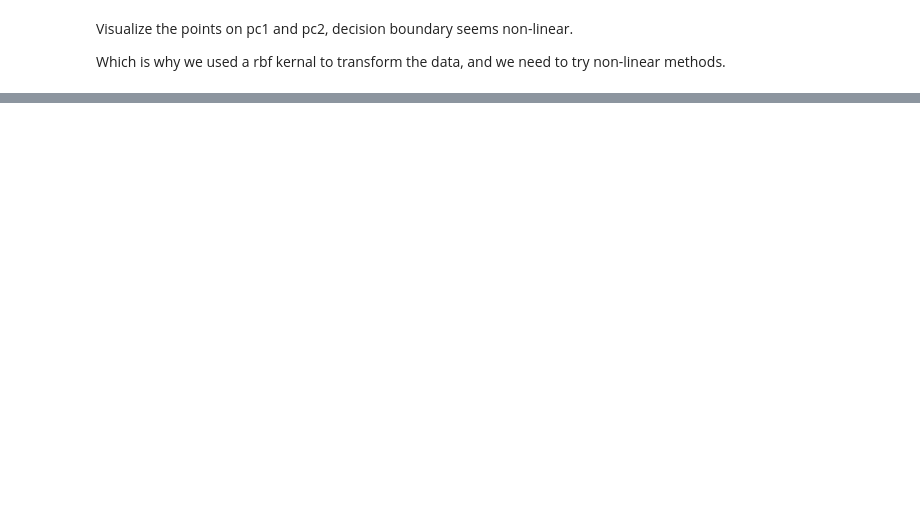
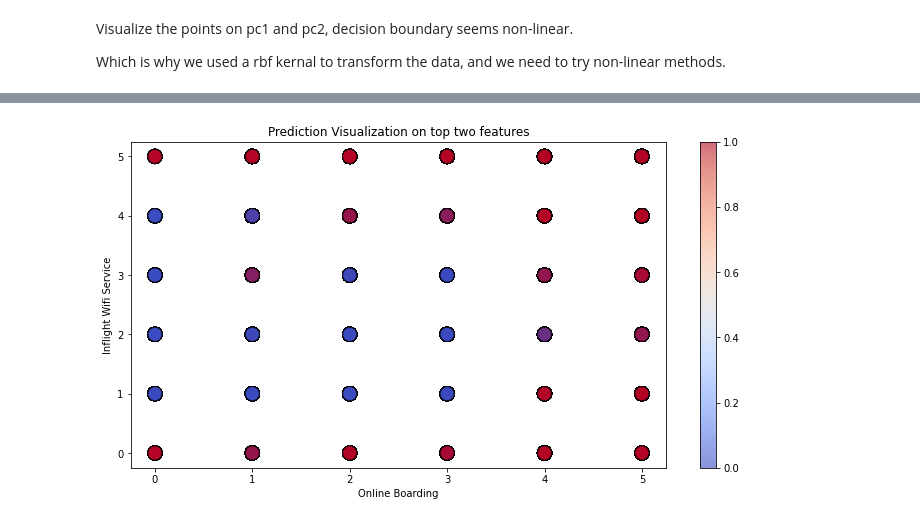
Before and after one commit to Peta0228/Airline-Satisfaction-Prediction, a Jupyter notebook: main.ipynb, the cells around one changed output, grey strips where cells are left out. Cells and saved outputs as stored; diff of their text form; code cells hidden in the pictures; blank space fills up the shorter version.

```diff
--- a/main.ipynb
+++ b/main.ipynb
@@ -151,0 +263,16 @@ plt.show()
+# %%
+top_two_features = indices_rf[:2]
+
+X_feature_0 = train_x.iloc[:, top_two_features[0]]
+X_feature_1 = train_x.iloc[:, top_two_features[1]]
+pred = best_rf_model.predict(train_x)
+
+plt.figure(figsize=(12, 6))
+plt.scatter(X_feature_0, X_feature_1, c=pred, cmap=plt.cm.coolwarm, alpha=0.6, s=200, edgecolor='k')
+plt.title('Prediction Visualization on top two features')
+plt.xlabel('Online Boarding')
+plt.ylabel('Inflight Wifi Service')
+plt.colorbar()
+plt.show()
+# %% [output]
+[figure, added]
```
Also changed, not shown: parts of 19 cells of this notebook, 1 other file.
